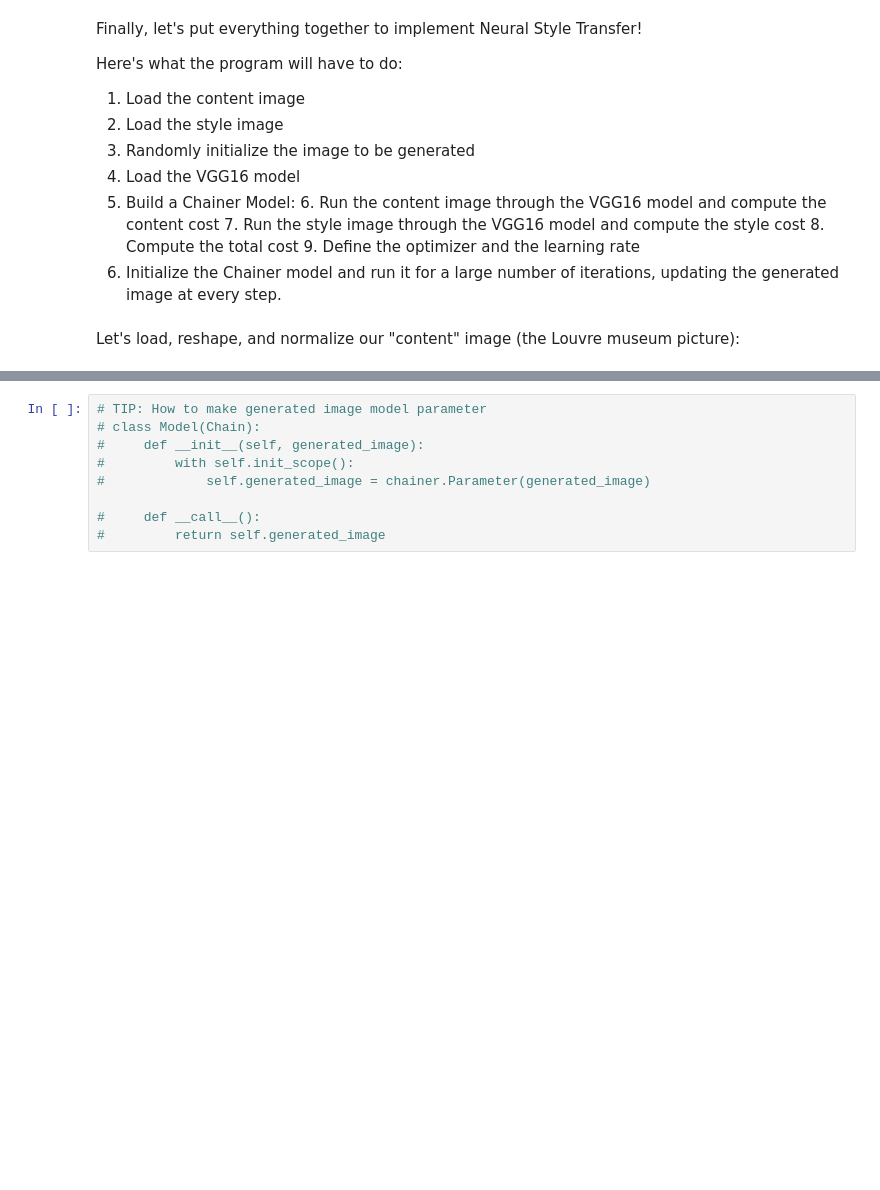
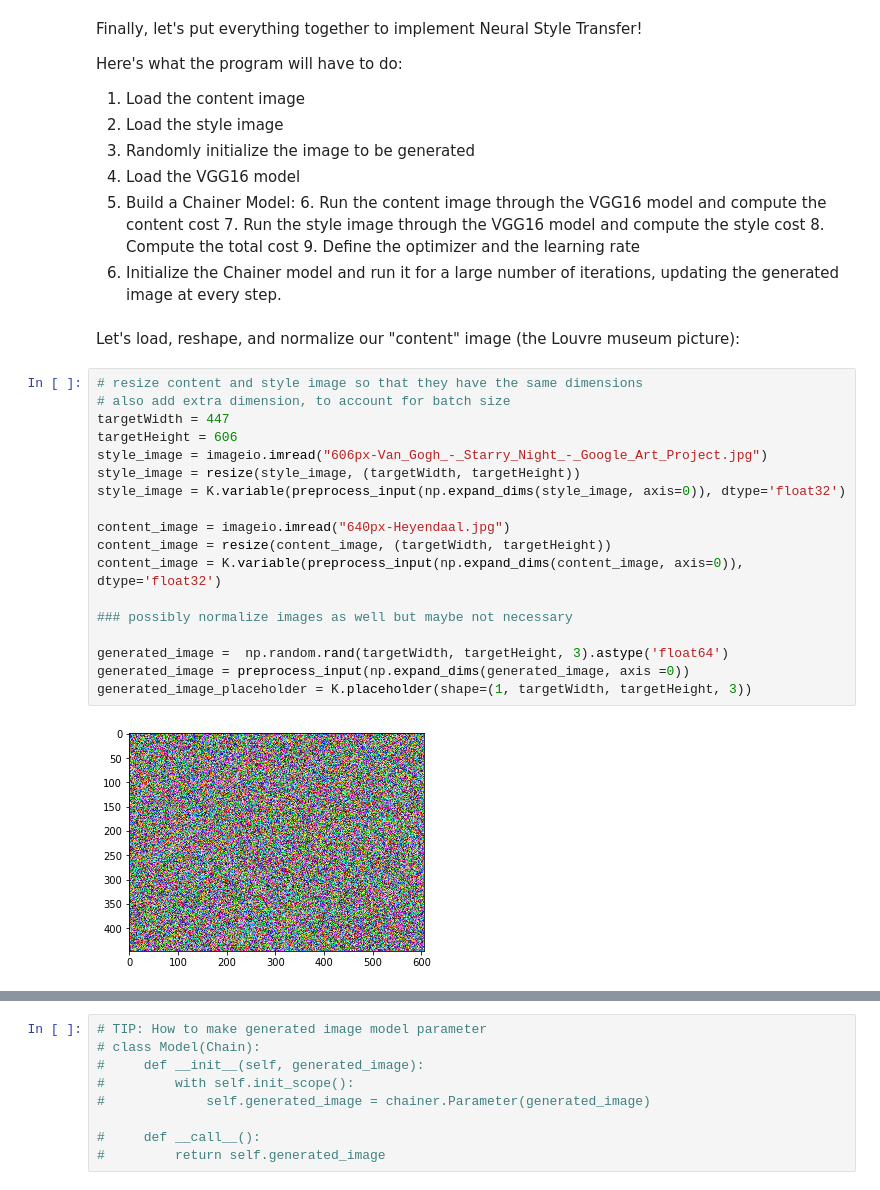
Before and after one commit to aumkar22/NIPS, a Jupyter notebook: Assignment 4/weeks_8_and_9.ipynb, the cells around one changed output, grey strips where cells are left out. Drawn from its saved outputs; the diff is of its cells as text; blank space fills up the shorter version.

```diff
--- a/Assignment 4/weeks_8_and_9.ipynb
+++ b/Assignment 4/weeks_8_and_9.ipynb
@@ -286,3 +300,23 @@ Here's what the program will have to do:
 10. Initialize the Chainer model and run it for a large number of iterations, updating the generated image at every step.
 # %% [markdown]
 Let's load, reshape, and normalize our "content" image (the Louvre museum picture):
+# %%
+# resize content and style image so that they have the same dimensions
+# also add extra dimension, to account for batch size
+targetWidth = 447
+targetHeight = 606
+style_image = imageio.imread("606px-Van_Gogh_-_Starry_Night_-_Google_Art_Project.jpg")
+style_image = resize(style_image, (targetWidth, targetHeight))
+style_image = K.variable(preprocess_input(np.expand_dims(style_image, axis=0)), dtype='float32')
+
+content_image = imageio.imread("640px-Heyendaal.jpg")
+content_image = resize(content_image, (targetWidth, targetHeight))
+content_image = K.variable(preprocess_input(np.expand_dims(content_image, axis=0)), dtype='float32')
+
+### possibly normalize images as well but maybe not necessary
+
+generated_image =  np.random.rand(targetWidth, targetHeight, 3).astype('float64')
+generated_image = preprocess_input(np.expand_dims(generated_image, axis =0))
+generated_image_placeholder = K.placeholder(shape=(1, targetWidth, targetHeight, 3))
+# %% [output]
+[figure, added]
```
Also changed, not shown: parts of 5 cells of this notebook.
